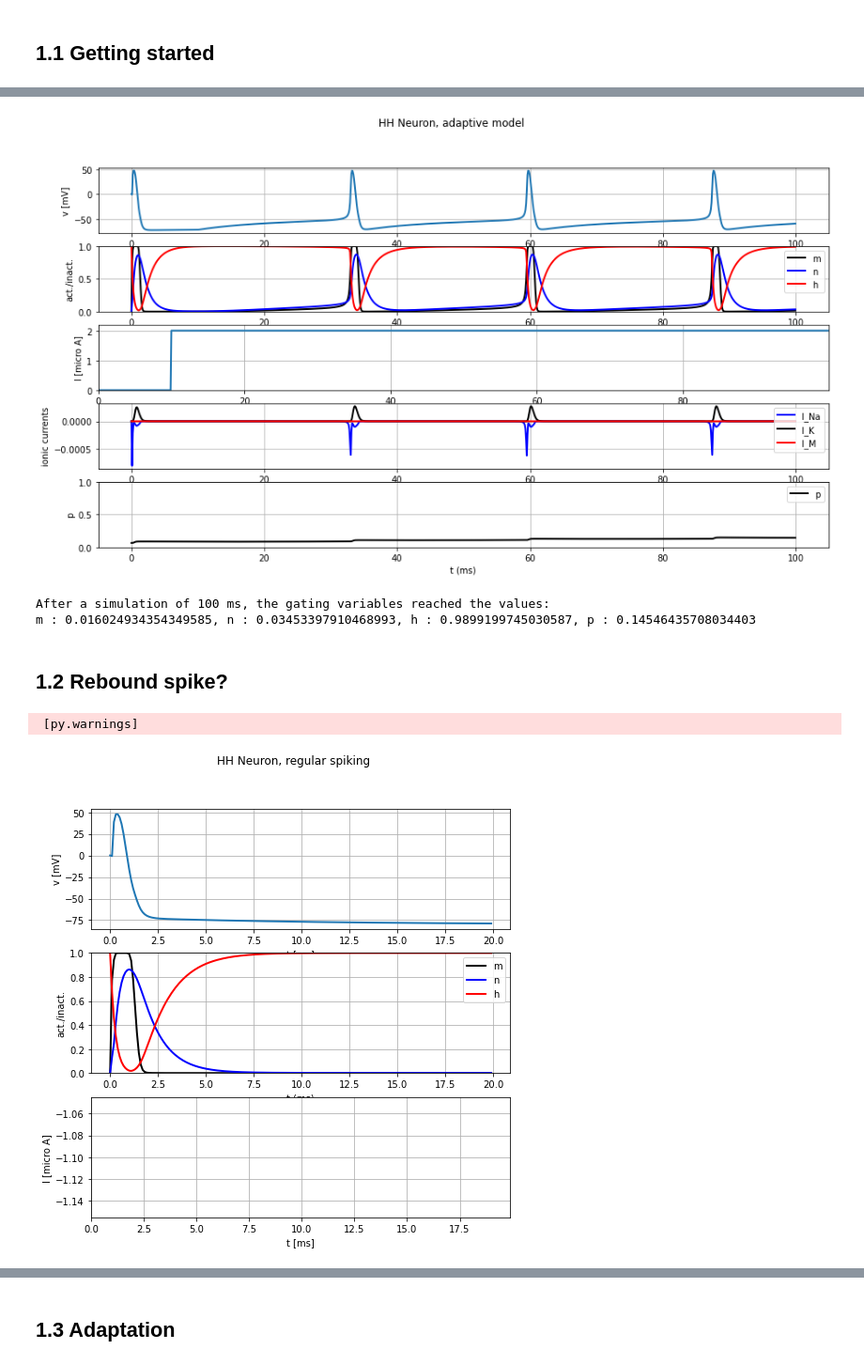
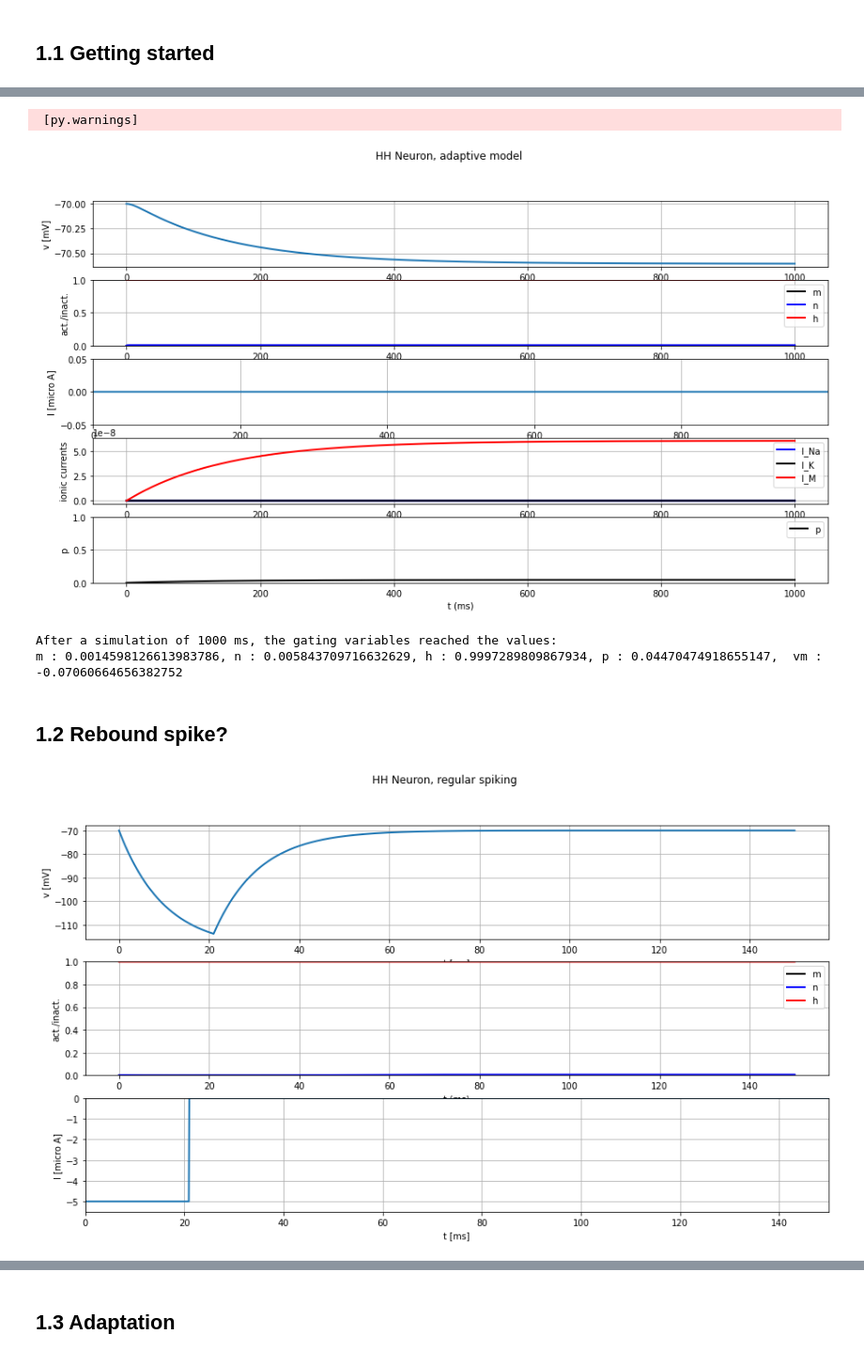
Before and after one commit to Thomas-debug-creator/SingleNeuron-HH2AdEx, a Jupyter notebook: first_notebook.ipynb, the cells around one changed output, grey strips where cells are left out. Shown: that part at 94% size. Drawn from its saved outputs; the diff is of its cells as text; code cells hidden in the pictures.

```diff
--- a/first_notebook.ipynb
+++ b/first_notebook.ipynb
@@ -120,7 +125,7 @@ def simulate_HH_neuron_regular(input_current, simulation_time):
     neuron = b2.NeuronGroup(1, eqs, method="exponential_euler")
 
     # parameter initialization
-    neuron.vm = 0
+    neuron.vm = -70 * b2.mV
     neuron.m = 0
     neuron.h = 1
     neuron.n = 0
@@ -215,17 +219,18 @@ def simulate_HH_neuron_adaptive(input_current, simulation_time):
 
     return st_mon
 # %%
-I_min = 2
-sim_time = 100
+I_min = 0
+sim_time = 1000
 current = input_factory.get_step_current(10, 100, b2.ms, I_min *b2.uA)
 state_monitor = simulate_HH_neuron_adaptive(current, sim_time * b2.ms)
 plot_data(state_monitor, title="HH Neuron, adaptive model", model_type='adaptive')
 
 print(f'After a simulation of {sim_time} ms, the gating variables reached the values: ')
-print(f'm : {state_monitor.m[0,-1]}, n : {state_monitor.n[0,-1]}, h : {state_monitor.h[0,-1]}, p : {state_monitor.p[0,-1]}')
+print(f'm : {state_monitor.m[0,-1]}, n : {state_monitor.n[0,-1]}, h : {state_monitor.h[0,-1]}, p : {state_monitor.p[0,-1]},  vm : {state_monitor.vm[0,-1]} ')
 # %% [output]
+ [py.warnings]
-[figure, old version]
+[figure, new version]
-After a simulation of 100 ms, the gating variables reached the values:
-m : 0.016024934354349585, n : 0.03453397910468993, h : 0.9899199745030587, p : 0.14546435708034403
+After a simulation of 1000 ms, the gating variables reached the values:
+m : 0.0014598126613983786, n : 0.005843709716632629, h : 0.9997289809867934, p : 0.04470474918655147,  vm : -0.07060664656382752
 # %% [markdown]
 ## 1.2 Rebound spike?
@@ -232,9 +298,8 @@ m : 0.016024934354349585, n : 0.03453397910468993, h : 0.9899199745030587, p : 0
 # %%
-I_min = -1
-sim_time = 20
+I_min = -5
+sim_time = 150
 current = input_factory.get_step_current(0, 20, b2.ms, I_min *b2.uA)
 state_monitor = simulate_HH_neuron_regular(current, sim_time * b2.ms)
 HH.plot_data(state_monitor, title="HH Neuron, regular spiking")
 # %% [output]
- [py.warnings]
-[figure, old version]
+[figure, new version]
```
Also changed, not shown: parts of 10 cells of this notebook.
